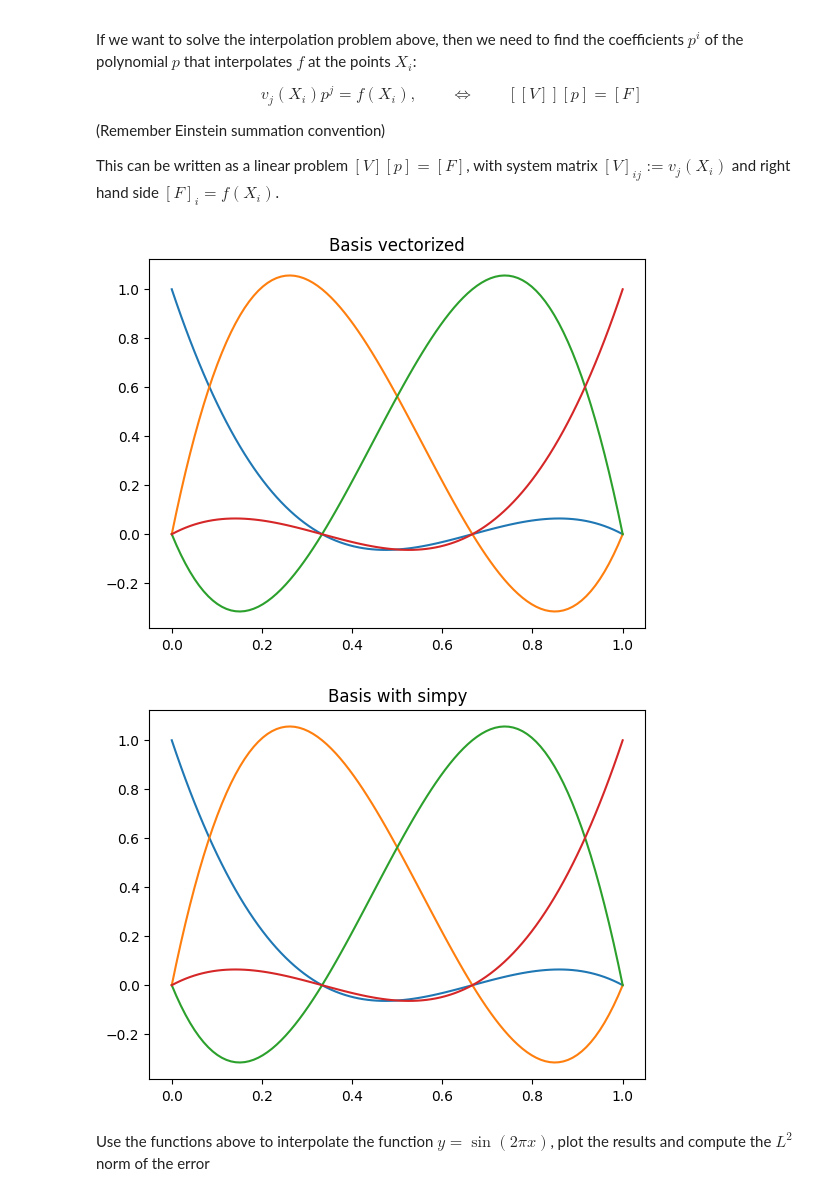
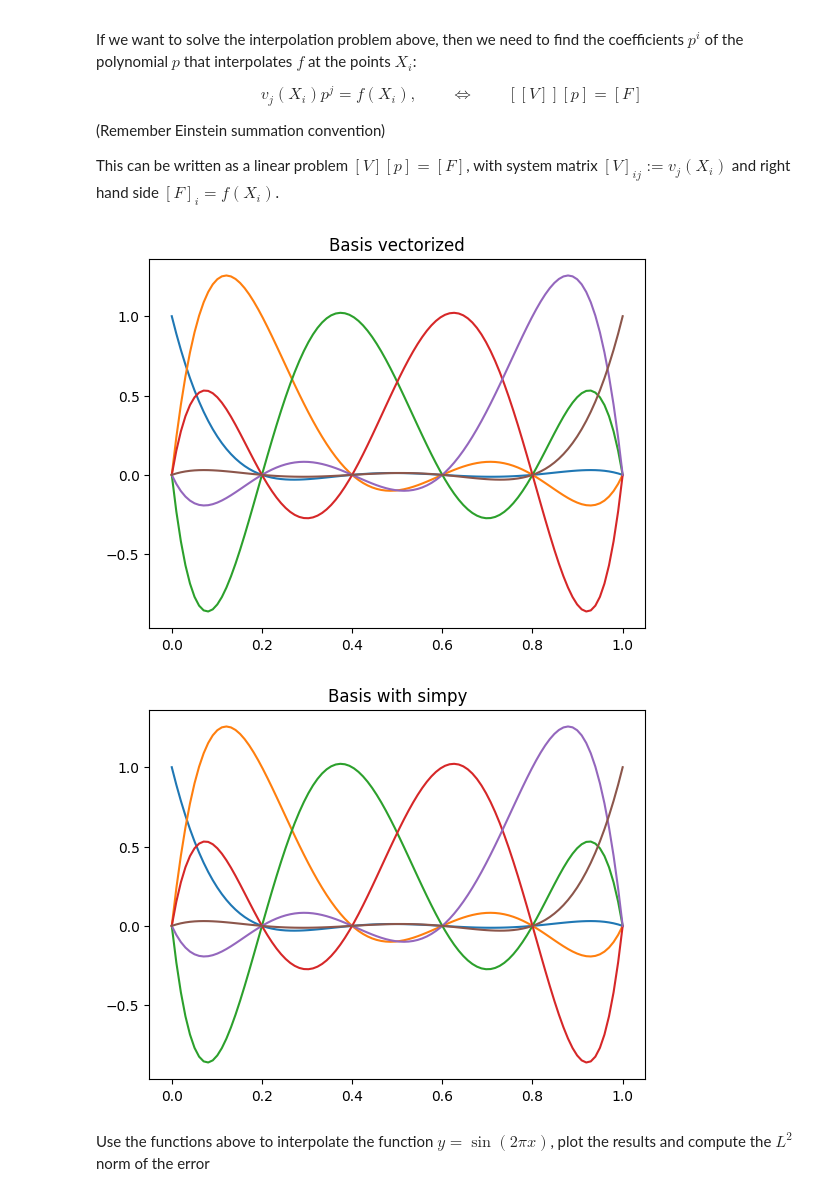
Before and after one commit to giovastabile/analisi_numerica, a Jupyter notebook: notebooks/04_polynomial_interpolation.ipynb, the cells around one changed output. Cells and saved outputs as stored; diff of their text form; code cells hidden in the pictures.

```diff
--- a/notebooks/04_polynomial_interpolation.ipynb
+++ b/notebooks/04_polynomial_interpolation.ipynb
@@ -88,26 +88,26 @@ def lambdify(x, f):
 # %%
 # Plot the Computed basis functions in the case
 x = sympy.var("x")
 e = np.linspace(0, 1, 100)
-q = np.linspace(0, 1, 4)
+q = np.linspace(0, 1, 6)
 
 basis = build_lagrangian_basis(q, e)
 basis_sym = build_lagrangian_basis_sym(q,x)
 basis_lam = []
 # Transform basis to lambda function
 for i in basis_sym:
     basis_lam.append(lambdify(x,i))
 ## Plot vectorized basis
 plt.plot(e, basis)
 plt.title("Basis vectorized")
 ## Plot basis with sympy
 plt.figure()
 plt.title("Basis with simpy")
 for base in basis_lam:
     plt.plot(e,base(e))
 # %% [output]
-[figure, old version]
+[figure, new version]
-[figure, old version]
+[figure, new version]
 # %%
 # Define a function that computes the interpolation of a given function f
 def interpolate(f, q, e):
```
Also changed, not shown: 1 other file.
